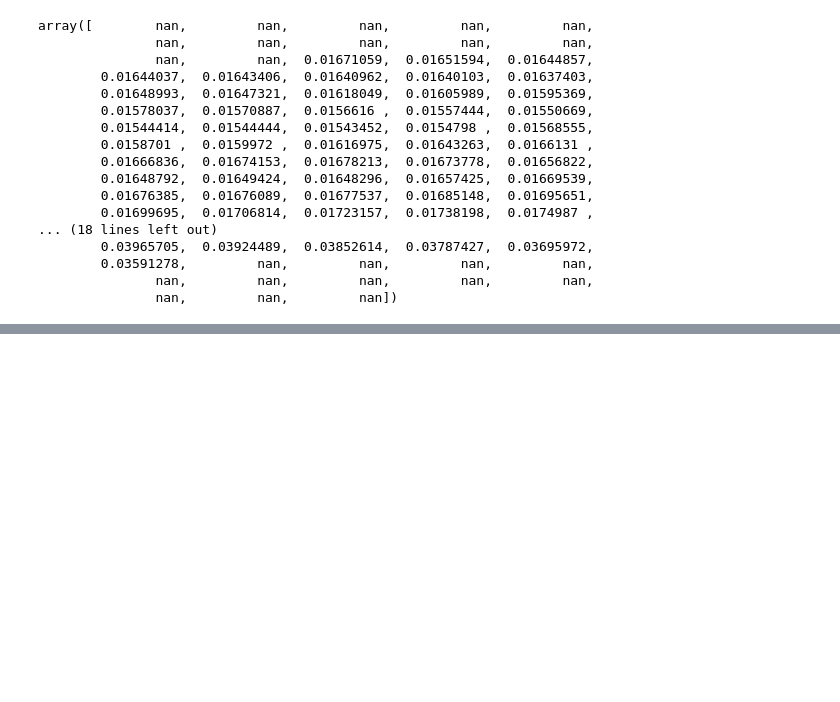
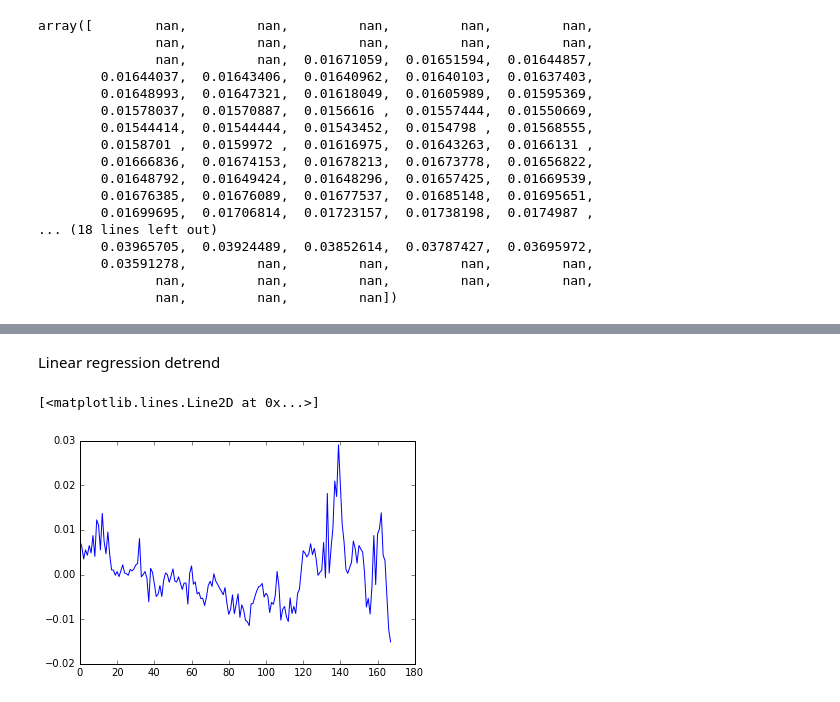
Before and after one commit to tj2huang/nyu-twipsy, a Jupyter notebook: basic tsa.ipynb, the cells around one changed output, grey strips where cells are left out. Cells and saved outputs as stored; diff of their text form; code cells hidden in the pictures; blank space fills up the shorter version.

```diff
--- a/basic tsa.ipynb
+++ b/basic tsa.ipynb
@@ -190,0 +261,9 @@ array([        nan,         nan,         nan,         nan,         nan,
+# %%
+no_trend = tsa.tsatools.detrend(deseasoned)
+# %% [markdown]
+Linear regression detrend
+# %%
+plt.plot(no_trend)
+# %% [output]
+[<matplotlib.lines.Line2D at 0x...>]
+[figure, added]
```
Also changed, not shown: parts of 29 cells of this notebook.
